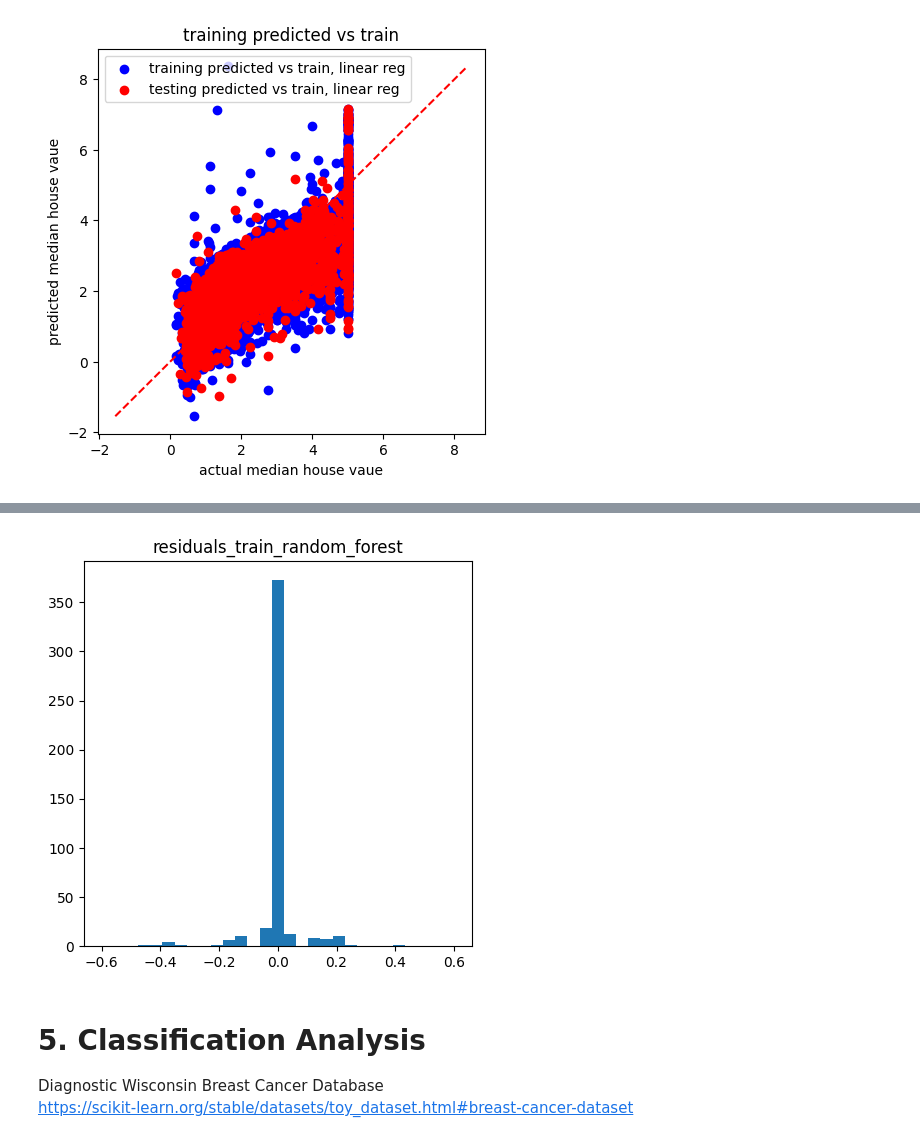
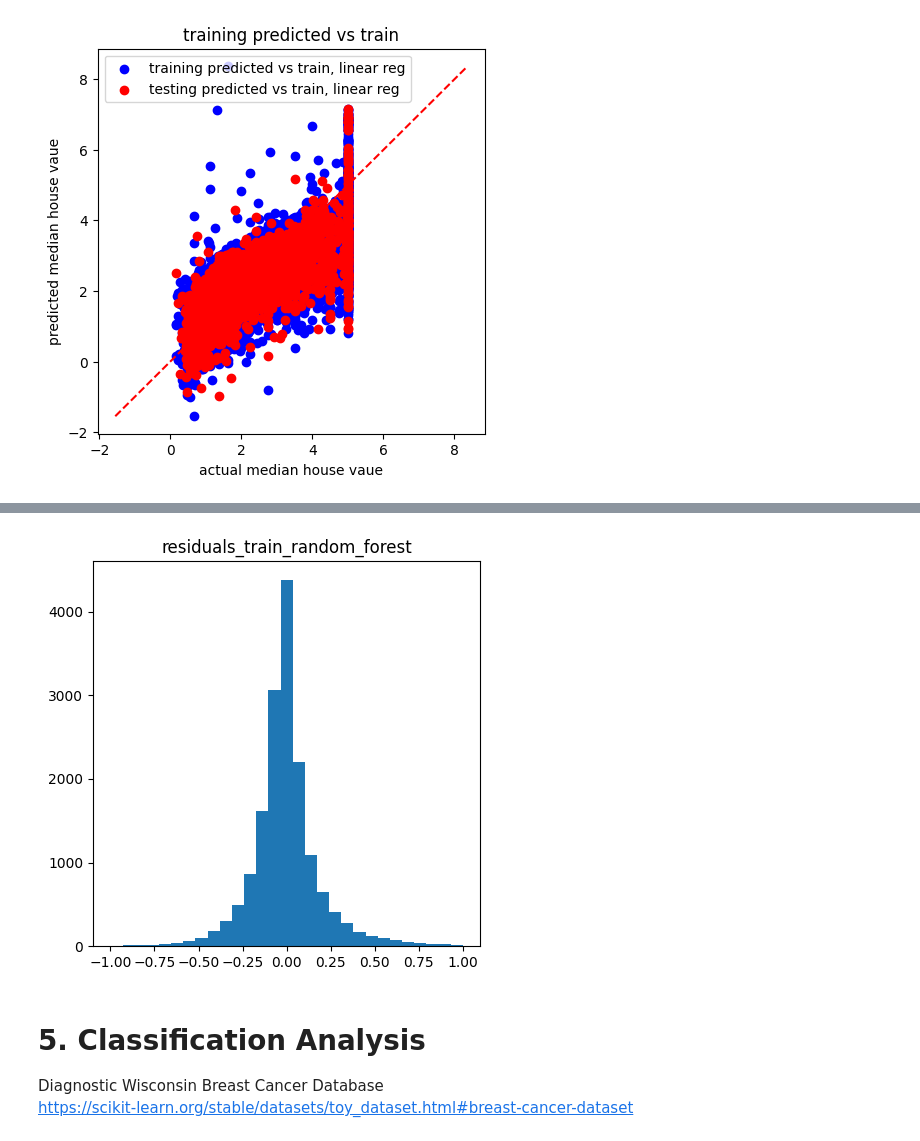
Before and after one commit to Yuyang-Yao/Math_-5750_Project1, a Jupyter notebook: project1.ipynb, the cells around one changed output, grey strips where cells are left out. Saved outputs shown, nothing was run; the diff lists cells and outputs as text; code cells hidden in the pictures.

```diff
--- a/project1.ipynb
+++ b/project1.ipynb
@@ -435,13 +444,13 @@ plt.show()
 # %%
 residuals_train_random_forest=y_train-y_pred_random_forest_training
 residuals_train_random_forest.name = "residual train random_forest"
 
-plt.hist(residuals_train_random_forest , bins=29, range=(-0.6, 0.6))
+plt.hist(residuals_train_random_forest , bins=29, range=(-1, 1))
 plt.title("residuals_train_random_forest")
 
 plt.show()
 # %% [output]
-[figure, old version]
+[figure, new version]
 # %% [markdown]
 # 5. Classification Analysis
 Diagnostic Wisconsin Breast Cancer Database
```
Also changed, not shown: parts of 13 cells of this notebook.
